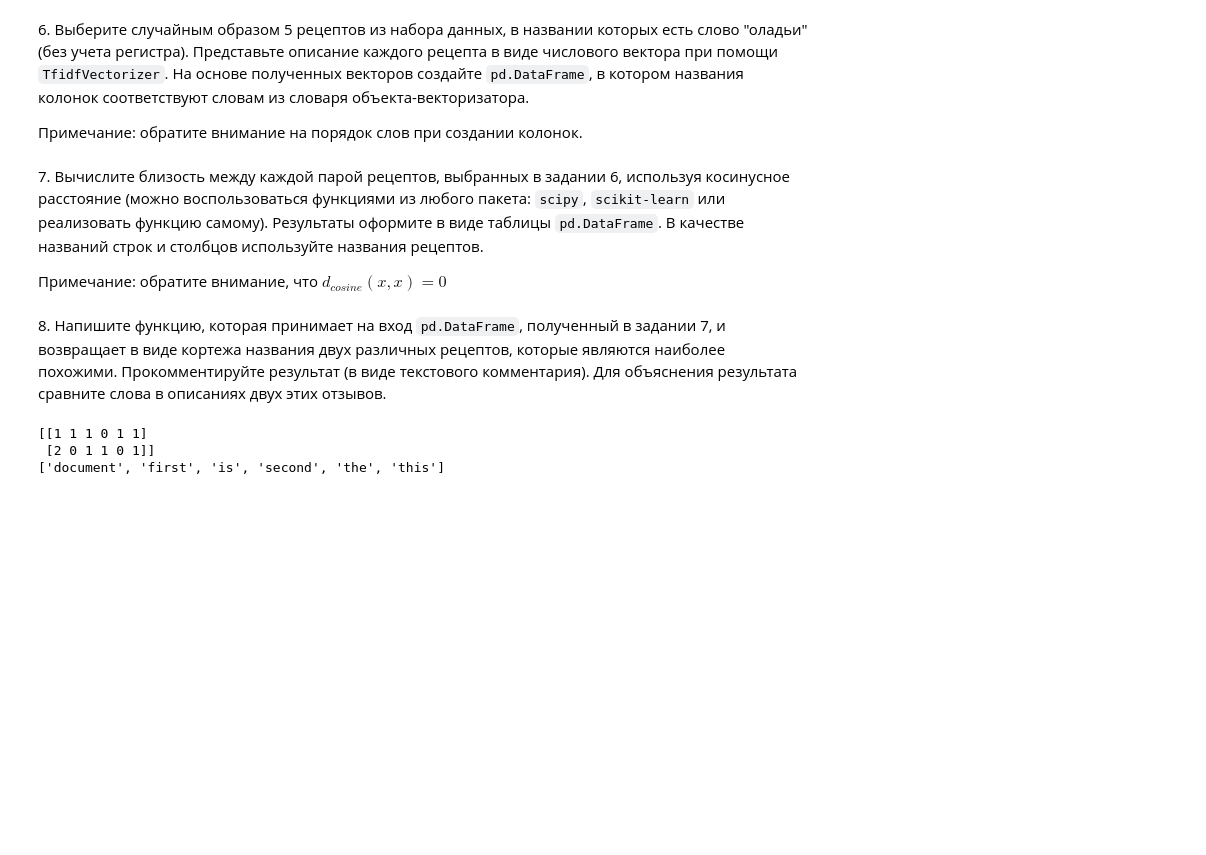
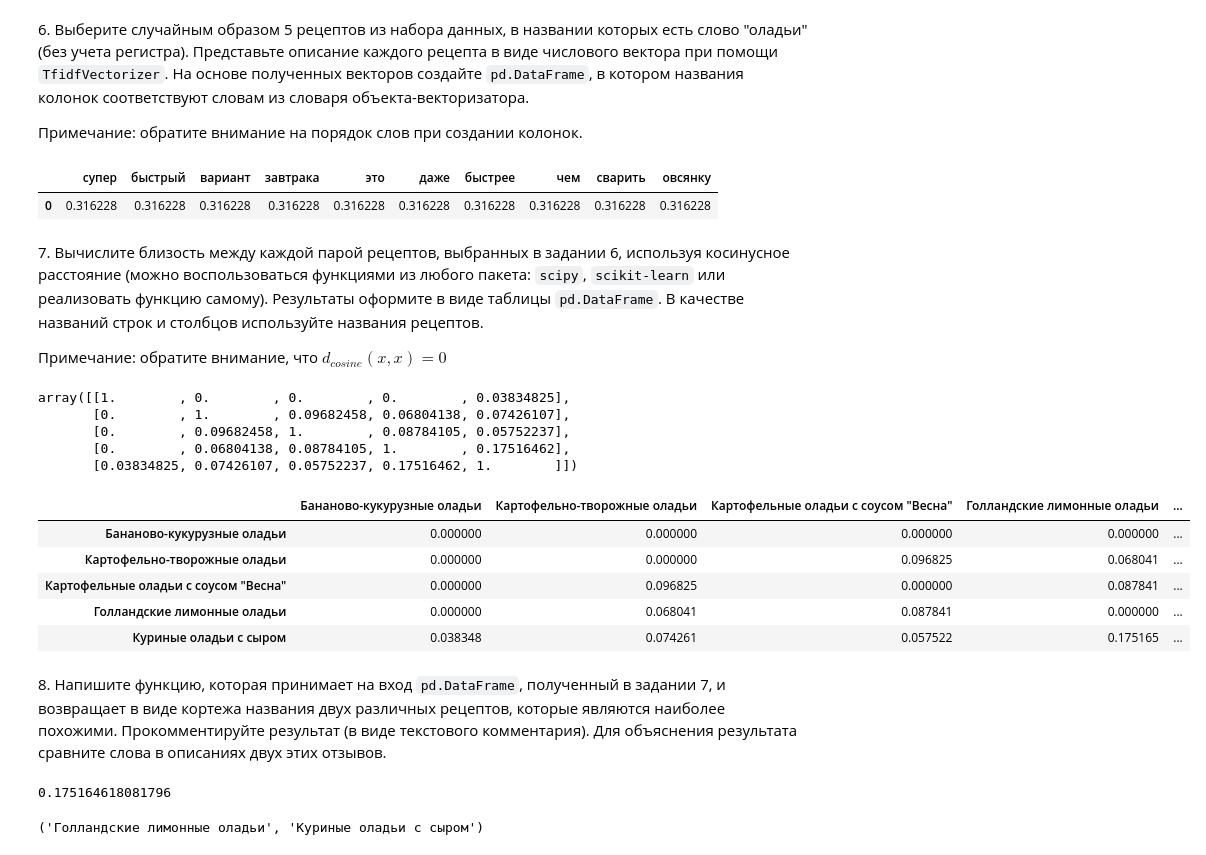
Before and after one commit to bitcoineazy/Big_Data, a Jupyter notebook: 07_nlp/07_nlp_Фамилия_Имя_Группа.ipynb, the cells around one changed output. Saved outputs shown, nothing was run; the diff lists cells and outputs as text; code cells hidden in the pictures; blank space fills up the shorter version.

```diff
--- a/07_nlp/07_nlp_Фамилия_Имя_Группа.ipynb
+++ b/07_nlp/07_nlp_Фамилия_Имя_Группа.ipynb
@@ -131,0 +91,7 @@ nltk
+# %%
+import random
+
+random_words = random.sample(unique_words, k=10)
+
+for i in range(0, len(random_words) - 1, 2):
+    print(f"d({random_words[i]}, {random_words[i+1]}) = {nltk.edit_distance(random_words[i], random_words[i+1])}")
@@ -154,0 +178,4 @@ def is_plagiarism(s1: str, s2: str) -> bool:
+# %%
+stops = stopwords.words('russian')
+pattern = r'\b(?:{})\b'.format('|'.join(stops))
+recipes['description_no_stopwords'] = recipes['description'].str.replace(pattern, '')
@@ -158,27 +227,61 @@ def is_plagiarism(s1: str, s2: str) -> bool:
 6\. Выберите случайным образом 5 рецептов из набора данных, в названии которых есть слово "оладьи" (без учета регистра). Представьте описание каждого рецепта в виде числового вектора при помощи `TfidfVectorizer`. На основе полученных векторов создайте `pd.DataFrame`, в котором названия колонок соответствуют словам из словаря объекта-векторизатора.
 
 Примечание: обратите внимание на порядок слов при создании колонок.
+# %%
+from sklearn.feature_extraction.text import TfidfVectorizer
+
+olad = recipes[recipes['name'].str.contains('оладьи')]
+sample = olad.sample(n=5)
+sample
+
+def get_dataframe_vect(sent_words):
+    cv = TfidfVectorizer()
+    cv.fit(sent_words)
+    return pd.DataFrame([{elem: cv.transform(sent_words).toarray()[0][cv.vocabulary_[elem]] for elem in cv.vocabulary_}])
+
+get_dataframe_vect(nltk.sent_tokenize(sample['description'].values[0]))
+# %% [output]
+|  | супер | быстрый | вариант | завтрака | это | даже | быстрее | чем | сварить | овсянку |
+| 0 | 0.316228 | 0.316228 | 0.316228 | 0.316228 | 0.316228 | 0.316228 | 0.316228 | 0.316228 | 0.316228 | 0.316228 |
 # %% [markdown]
 7\. Вычислите близость между каждой парой рецептов, выбранных в задании 6, используя косинусное расстояние (можно воспользоваться функциями из любого пакета: `scipy`, `scikit-learn` или реализовать функцию самому). Результаты оформите в виде таблицы `pd.DataFrame`. В качестве названий строк и столбцов используйте названия рецептов.
 
 Примечание: обратите внимание, что $d_{cosine}(x, x) = 0$
+# %%
+from sklearn.metrics.pairwise import cosine_similarity
+
+random_descriptions = [sample.iloc[i]['description'] for i in range(5)]
+vectorizer_vector = CountVectorizer().fit_transform(random_descriptions).toarray()
+csim = cosine_similarity(vectorizer_vector)
+csim
+# %% [output]
+array([[1.        , 0.        , 0.        , 0.        , 0.03834825],
+       [0.        , 1.        , 0.09682458, 0.06804138, 0.07426107],
+       [0.        , 0.09682458, 1.        , 0.08784105, 0.05752237],
+       [0.        , 0.06804138, 0.08784105, 1.        , 0.17516462],
+       [0.03834825, 0.07426107, 0.05752237, 0.17516462, 1.        ]])
+# %%
+df = pd.DataFrame(csim, columns=sample['name'].values, index=sample['name'].values)
+for i in range(5):
+    df.iloc[i][i] = 0
+df
+# %% [output]
+|  | Бананово-кукурузные оладьи | Картофельно-творожные оладьи | Картофельные оладьи с соусом "Весна" | Голландские лимонные оладьи | ... |
+| Бананово-кукурузные оладьи | 0.000000 | 0.000000 | 0.000000 | 0.000000 | ... |
+| Картофельно-творожные оладьи | 0.000000 | 0.000000 | 0.096825 | 0.068041 | ... |
+| Картофельные оладьи с соусом "Весна" | 0.000000 | 0.096825 | 0.000000 | 0.087841 | ... |
+| Голландские лимонные оладьи | 0.000000 | 0.068041 | 0.087841 | 0.000000 | ... |
+| Куриные оладьи с сыром | 0.038348 | 0.074261 | 0.057522 | 0.175165 | ... |
 # %% [markdown]
 8\. Напишите функцию, которая принимает на вход `pd.DataFrame`, полученный в задании 7, и возвращает в виде кортежа названия двух различных рецептов, которые являются наиболее похожими. Прокомментируйте результат (в виде текстового комментария). Для объяснения результата сравните слова в описаниях двух этих отзывов.
 # %%
 def find_closest(sim_df: pd.DataFrame) -> tuple:
     pass
-# %%
-
-from sklearn.feature_extraction.text import CountVectorizer
-corpus = ['This is the first document.',
-          'This document is second document.']
-cv = CountVectorizer().fit(corpus)
-print(cv.transform(corpus).toarray())
-
-print(cv.get_feature_names())
-# аrrаy([[1, 1, 1, 0, 1, 1],
-#        [2, 0, 1, 1, 1, 1]], dtypе=int64)
-# %% [output]
-[[1 1 1 0 1 1]
- [2 0 1 1 0 1]]
-['document', 'first', 'is', 'second', 'the', 'this']
+# %%
+def find_closest(sim_df: pd.DataFrame) -> tuple:
+    print(sim_df[sim_df == sim_df.max().max()].stack().values[0])
+    return sim_df[sim_df == sim_df.max().max()].stack().index.tolist()[0]
+find_closest(df)
+# %% [output]
+0.175164618081796
+('Голландские лимонные оладьи', 'Куриные оладьи с сыром')
```
Also changed, not shown: parts of 19 cells of this notebook.
